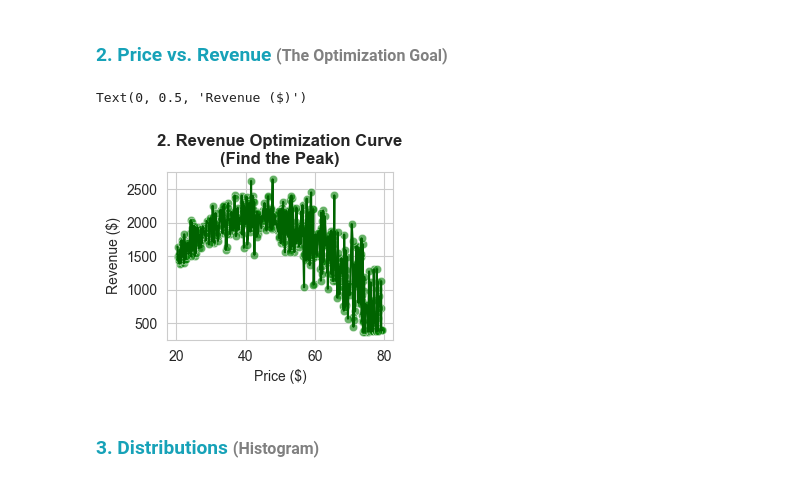
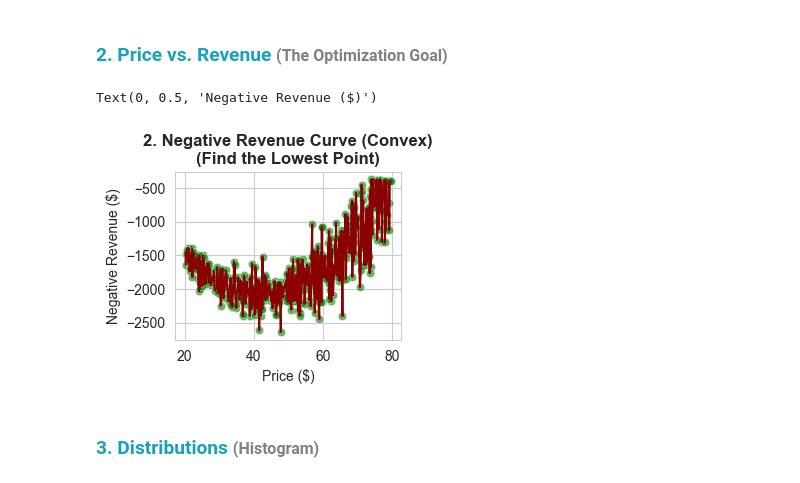
Before and after one commit to hamas22/Project-Convex-Pricing_Optimization-, a Jupyter notebook: pricing-optimization.ipynb, the cells around one changed output. Drawn from its saved outputs; the diff is of its cells as text; code cells hidden in the pictures.

```diff
--- a/pricing-optimization.ipynb
+++ b/pricing-optimization.ipynb
@@ -40,6 +40,12 @@ from scipy.optimize import minimize
 np.random.seed(42)
 n = 500
 
+
+# True Parameters (Constants)
+a = 100  # Intercept
+b = 1.2  # Slope
+
+
 prices = np.random.uniform(20, 80, n)
 
 # Demand Function
@@ -47,7 +53,7 @@ prices = np.random.uniform(20, 80, n)
 # 100 ---> demand if price=0... we must start
 # 1.2 ---> rate decrease demand if small not important if big -> demand so decrease
 # 5 ---> noise because the demand affected with the season
-demand = 100 - 1.2 * prices + np.random.normal(0, 5, n)
+demand = a - b * prices + np.random.normal(0, 5, n)
 
 # min number is 5 because noise maybe the demand is negative
 demand = np.maximum(demand, 5)
@@ -62,12 +68,6 @@ print("Dataset Overview:")
 print(df.head())
 print(f"\nAverage Price: ${df['price'].mean():.2f}")
 print(f"Average Demand: {df['demand'].mean():.2f}")
-
-# Estimate demand function: demand = a - b*price
-a = 100
-b = 1.2
-
-print(f"\nDemand Function: d(p) = {a} - {b}*p")
 # %% [output]
 Dataset Overview:
        price     demand      revenue
@@ -107,15 +157,15 @@ Text(0, 0.5, 'Demand (Qty)')
 ### <span style="color:#17a2b8">2. Price vs. Revenue</span> <small style="color:gray">(The Optimization Goal)</small>
 # %%
 plt.subplot(2, 2, 2)
-sns.scatterplot(data=df, x='price', y='revenue', color='green', alpha=0.6)
-# Adding a smoothed trend line just for visualization
-sns.lineplot(data=df, x='price', y='revenue', color='darkgreen', errorbar=None)
-plt.title('2. Revenue Optimization Curve\n(Find the Peak)', fontweight='bold')
+df['neg_revenue'] = -df['revenue']
+sns.scatterplot(data=df, x='price', y='neg_revenue', color='green', alpha=0.6)# Adding a smoothed trend line just for visualization
+sns.lineplot(data=df, x='price', y='neg_revenue', color='darkred', errorbar=None)
+plt.title('2. Negative Revenue Curve (Convex)\n(Find the Lowest Point)', fontweight='bold')
 plt.xlabel('Price ($)')
-plt.ylabel('Revenue ($)')
+plt.ylabel('Negative Revenue ($)')
 # %% [output]
-Text(0, 0.5, 'Revenue ($)')
+Text(0, 0.5, 'Negative Revenue ($)')
-[figure, old version]
+[figure, new version]
 # %% [markdown]
 ### <span style="color:#17a2b8">3. Distributions</span> <small style="color:gray">(Histogram)</small>
 # %%
```
Also changed, not shown: parts of 16 cells of this notebook, 1 other file.
